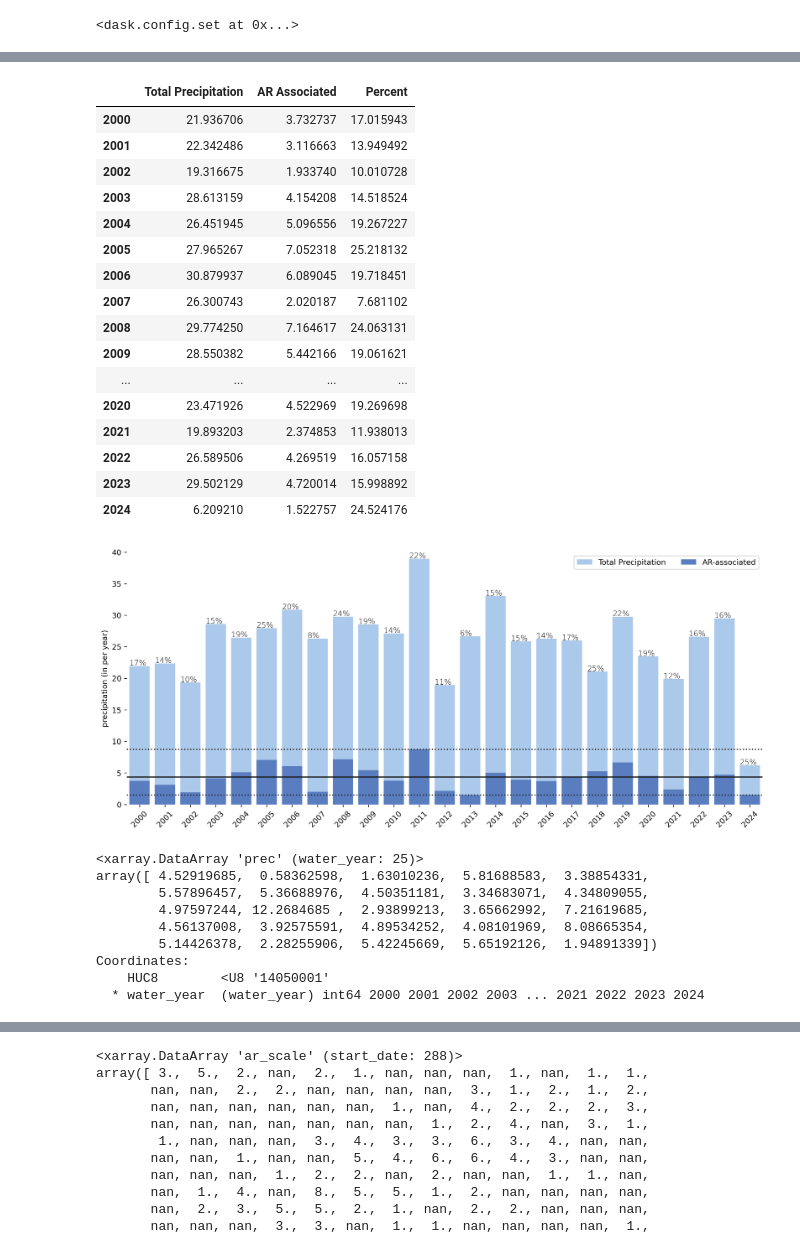
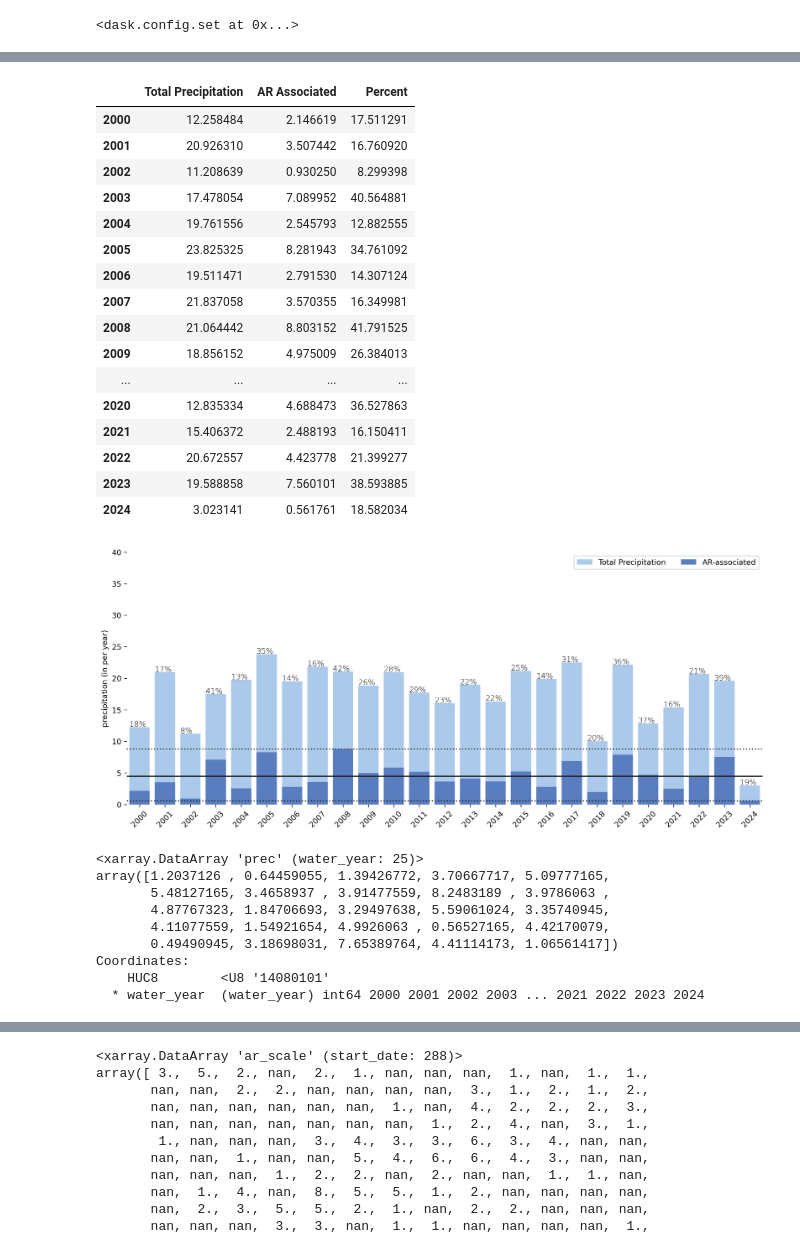
Before and after one commit to CW3E/CO_top-decile_precip_ARs_code, a Jupyter notebook: analysis/precip_time_series_contribution_Yamps.ipynb, the cells around one changed output, grey strips where cells are left out. Cells and saved outputs as stored; diff of their text form; code cells hidden in the pictures.

```diff
--- a/analysis/precip_time_series_contribution_Yamps.ipynb
+++ b/analysis/precip_time_series_contribution_Yamps.ipynb
@@ -46,7 +46,13 @@ path_to_figs = '../figs/'      # figures
 # %%
 HUC8_ID = '14050001'
 HUC8_lbl = 'Upper Yampa'
+subbasin = 'Upper_Yampa'
 fname = path_to_data + 'preprocessed/ERA5_trajectories/combined/PRISM_HUC8_{0}.nc'.format(HUC8_ID)
+
+HUC8_ID = '14080101'
+HUC8_lbl = 'Upper San Juan'
+subbasin = 'Upper_San_Juan'
+fname = path_to_data + 'preprocessed/UCRB_trajectories/combined/PRISM_HUC8_{0}.nc'.format(HUC8_ID)
 ds = xr.open_dataset(fname)
 ds['ar_scale'] = ds.ar_scale.fillna(0)
 
@@ -152,32 +140,26 @@ Coordinates:
 # %%
-df = pd.DataFrame({'Total Precipitation': annual_prec.values,
-                   'AR Associated': ar_prec.values,
-                   'Percent': (ar_prec.values/annual_prec.values)*100},
-                  index=annual_prec.water_year.values)
-
-df
 # %% [output]
 |  | Total Precipitation | AR Associated | Percent |
-| 2000 | 21.936706 | 3.732737 | 17.015943 |
-| 2001 | 22.342486 | 3.116663 | 13.949492 |
-| 2002 | 19.316675 | 1.933740 | 10.010728 |
-| 2003 | 28.613159 | 4.154208 | 14.518524 |
-| 2004 | 26.451945 | 5.096556 | 19.267227 |
-| 2005 | 27.965267 | 7.052318 | 25.218132 |
-| 2006 | 30.879937 | 6.089045 | 19.718451 |
-| 2007 | 26.300743 | 2.020187 | 7.681102 |
-| 2008 | 29.774250 | 7.164617 | 24.063131 |
-| 2009 | 28.550382 | 5.442166 | 19.061621 |
+| 2000 | 12.258484 | 2.146619 | 17.511291 |
+| 2001 | 20.926310 | 3.507442 | 16.760920 |
+| 2002 | 11.208639 | 0.930250 | 8.299398 |
+| 2003 | 17.478054 | 7.089952 | 40.564881 |
+| 2004 | 19.761556 | 2.545793 | 12.882555 |
+| 2005 | 23.825325 | 8.281943 | 34.761092 |
+| 2006 | 19.511471 | 2.791530 | 14.307124 |
+| 2007 | 21.837058 | 3.570355 | 16.349981 |
+| 2008 | 21.064442 | 8.803152 | 41.791525 |
+| 2009 | 18.856152 | 4.975009 | 26.384013 |
 | ... | ... | ... | ... |
-| 2020 | 23.471926 | 4.522969 | 19.269698 |
-| 2021 | 19.893203 | 2.374853 | 11.938013 |
-| 2022 | 26.589506 | 4.269519 | 16.057158 |
-| 2023 | 29.502129 | 4.720014 | 15.998892 |
-| 2024 | 6.209210 | 1.522757 | 24.524176 |
+| 2020 | 12.835334 | 4.688473 | 36.527863 |
+| 2021 | 15.406372 | 2.488193 | 16.150411 |
+| 2022 | 20.672557 | 4.423778 | 21.399277 |
+| 2023 | 19.588858 | 7.560101 | 38.593885 |
+| 2024 | 3.023141 | 0.561761 | 18.582034 |
 # %%
 fig = plt.figure(figsize=(15,6))
 fig.dpi = 300
-fname = '../figs/time_series_Upper_Yampa'
+fname = '../figs/time_series_{0}'.format(subbasin)
 fmt1 = 'png'
 gs = fig.add_gridspec(nrows=1, ncols=1)
 color_list = ['b', 'r', 'g']
@@ -194,34 +176,34 @@ d1 = sns.barplot(x=df.index, y="Total Precipitation", data=df, color='b', label=
 sns.set_color_codes("muted")
 d2 = sns.barplot(x=df.index, y="AR Associated", data=df, color='b', label="AR-associated")
 
 # Add a legend and informative axis label
 ax.legend(ncol=2, loc="upper right", frameon=True)
 ax.set(ylim=(0, 40), ylabel="precipitation (in per year)", xlabel="")
 sns.despine(left=True, bottom=True)
 #     ax.set_title(subtitles[i])
 d1.set_xticklabels(d1.get_xticklabels(), rotation=45)
 
 ## add min/max/mean/median lines
 ax.axhline(y=df['AR Associated'].min(), color='k', linestyle=':')
 ax.axhline(y=df['AR Associated'].max(), color='k', linestyle=':')
 ax.axhline(y=df['AR Associated'].mean(), color='k', linestyle='-')
 
 yloc = df['Total Precipitation'].values
 xloc = np.arange(0, len(df), 1)
 proportion = df['Percent'].values
 for i, (x, prop) in enumerate(zip(xloc, proportion)):
     if prop > 0:
         plt.text(x=x-0.4,
                  y=yloc[i]+0.1,
                  s=f'{int(np.round(prop, 0))}%',
                  color="black",
                  fontsize=10,
                  fontweight="light", zorder=200)
 
 fig.savefig('%s.%s' %(fname, fmt1), bbox_inches='tight', dpi=fig.dpi)
 plt.show()
 # %% [output]
-[figure, old version]
+[figure, new version]
 # %%
 extreme_days = PRISM.where(PRISM.extreme > 0, drop=True).date.values
 extreme_days
@@ -231,13 +213,13 @@ extreme_prec = ext_prec.prec.groupby(ext_prec.water_year).sum(dim="date") / 25.4
 extreme_prec
 # %% [output]
 <xarray.DataArray 'prec' (water_year: 25)>
-array([ 4.52919685,  0.58362598,  1.63010236,  5.81688583,  3.38854331,
-        5.57896457,  5.36688976,  4.50351181,  3.34683071,  4.34809055,
-        4.97597244, 12.2684685 ,  2.93899213,  3.65662992,  7.21619685,
-        4.56137008,  3.92575591,  4.89534252,  4.08101969,  8.08665354,
-        5.14426378,  2.28255906,  5.42245669,  5.65192126,  1.94891339])
+array([1.2037126 , 0.64459055, 1.39426772, 3.70667717, 5.09777165,
+       5.48127165, 3.4658937 , 3.91477559, 8.2483189 , 3.9786063 ,
+       4.87767323, 1.84706693, 3.29497638, 5.59061024, 3.35740945,
+       4.11077559, 1.54921654, 4.9926063 , 0.56527165, 4.42170079,
+       0.49490945, 3.18698031, 7.65389764, 4.41114173, 1.06561417])
 Coordinates:
-    HUC8        <U8 '14050001'
+    HUC8        <U8 '14080101'
   * water_year  (water_year) int64 2000 2001 2002 2003 ... 2021 2022 2023 2024
 # %%
 extreme_AR = ds.sel(start_date = extreme_days)
```
Also changed, not shown: parts of 9 cells of this notebook, 7 other files.
